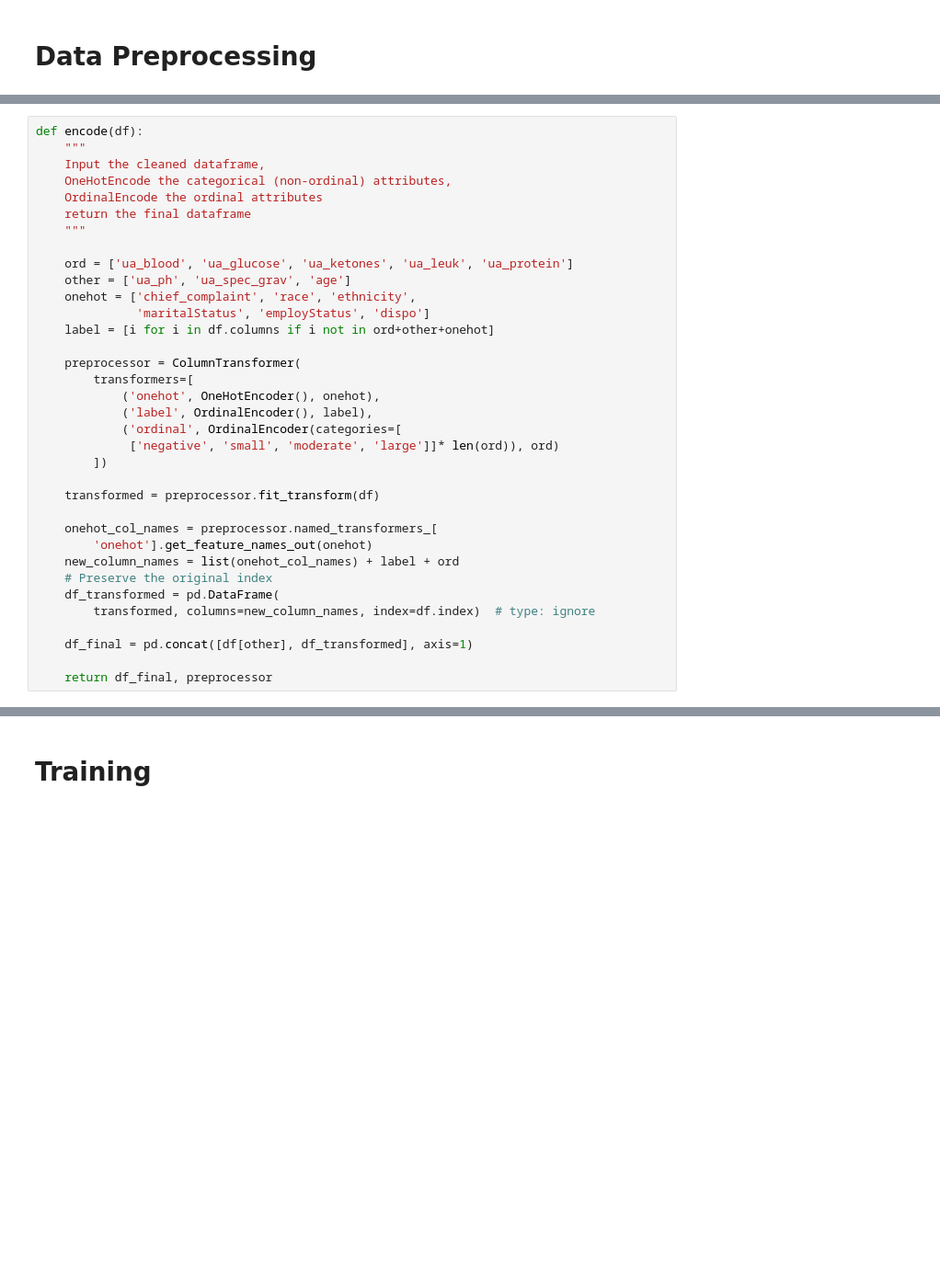
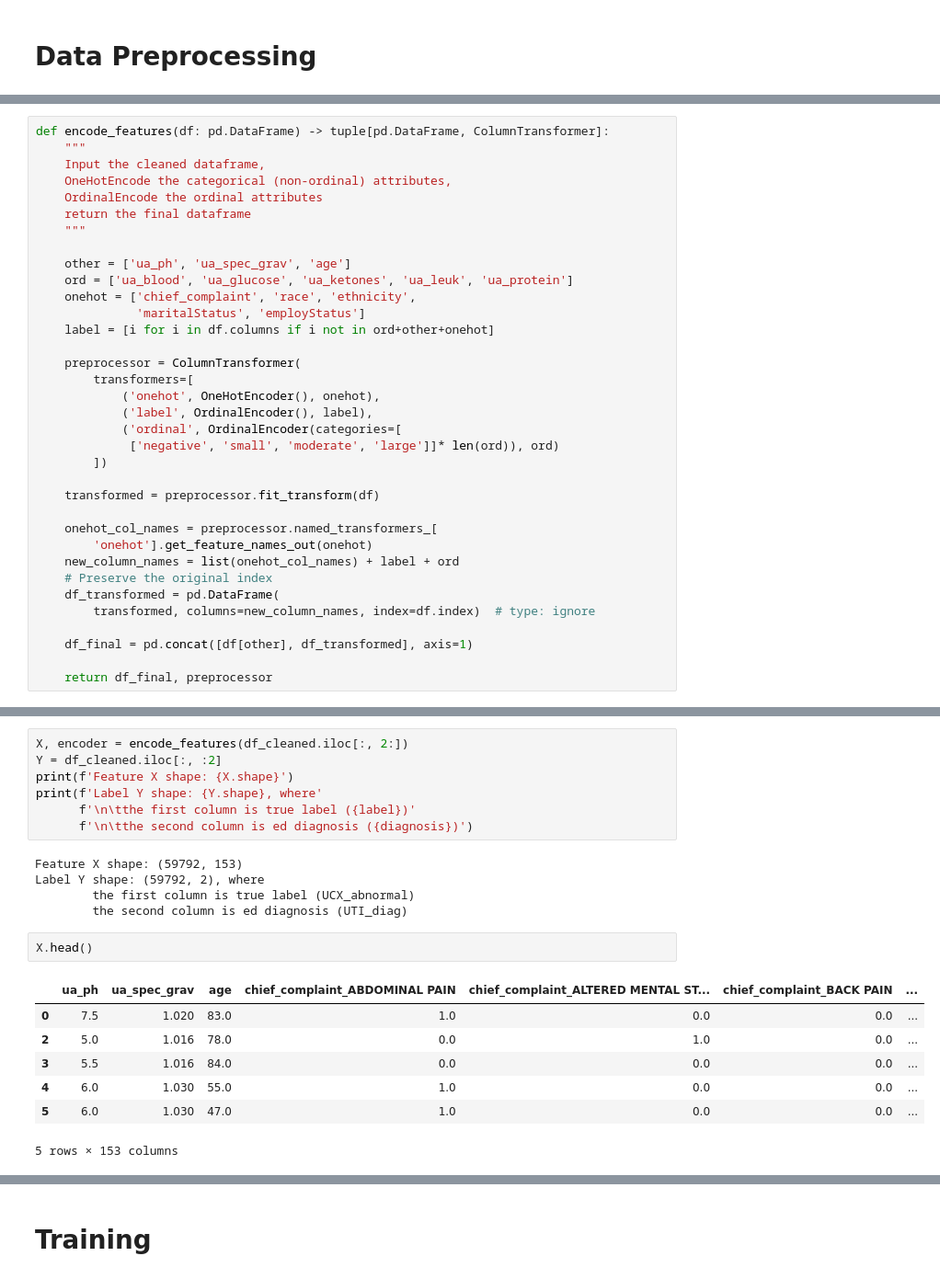
Before and after one commit to seanxuxx/uti-ed-prediction, a Jupyter notebook: pipeline.ipynb, the cells around one changed output, grey strips where cells are left out. Shown: that part at 92% size. Drawn from its saved outputs; the diff is of its cells as text; blank space fills up the shorter version.

```diff
--- a/pipeline.ipynb
+++ b/pipeline.ipynb
@@ -57,7 +69,7 @@ def trim(df):
 
     return df
 # %%
-def encode(df):
+def encode_features(df: pd.DataFrame) -> tuple[pd.DataFrame, ColumnTransformer]:
     """
     Input the cleaned dataframe,
     OneHotEncode the categorical (non-ordinal) attributes,
@@ -65,10 +77,10 @@ def encode(df):
     return the final dataframe
     """
 
+    other = ['ua_ph', 'ua_spec_grav', 'age']
     ord = ['ua_blood', 'ua_glucose', 'ua_ketones', 'ua_leuk', 'ua_protein']
-    other = ['ua_ph', 'ua_spec_grav', 'age']
     onehot = ['chief_complaint', 'race', 'ethnicity',
-              'maritalStatus', 'employStatus', 'dispo']
+              'maritalStatus', 'employStatus']
     label = [i for i in df.columns if i not in ord+other+onehot]
 
     preprocessor = ColumnTransformer(
@@ -103,0 +117,22 @@ Label y shape: (59792,)
+# %%
+X, encoder = encode_features(df_cleaned.iloc[:, 2:])
+Y = df_cleaned.iloc[:, :2]
+print(f'Feature X shape: {X.shape}')
+print(f'Label Y shape: {Y.shape}, where'
+      f'\n\tthe first column is true label ({label})'
+      f'\n\tthe second column is ed diagnosis ({diagnosis})')
+# %% [output]
+Feature X shape: (59792, 153)
+Label Y shape: (59792, 2), where
+        the first column is true label (UCX_abnormal)
+        the second column is ed diagnosis (UTI_diag)
+# %%
+X.head()
+# %% [output]
+|  | ua_ph | ua_spec_grav | age | chief_complaint_ABDOMINAL PAIN | chief_complaint_ALTERED MENTAL ST... | chief_complaint_BACK PAIN | ... |
+| 0 | 7.5 | 1.020 | 83.0 | 1.0 | 0.0 | 0.0 | ... |
+| 2 | 5.0 | 1.016 | 78.0 | 0.0 | 1.0 | 0.0 | ... |
+| 3 | 5.5 | 1.016 | 84.0 | 0.0 | 0.0 | 0.0 | ... |
+| 4 | 6.0 | 1.030 | 55.0 | 1.0 | 0.0 | 0.0 | ... |
+| 5 | 6.0 | 1.030 | 47.0 | 1.0 | 0.0 | 0.0 | ... |
+5 rows × 153 columns
```
Also changed, not shown: parts of 26 cells of this notebook.
